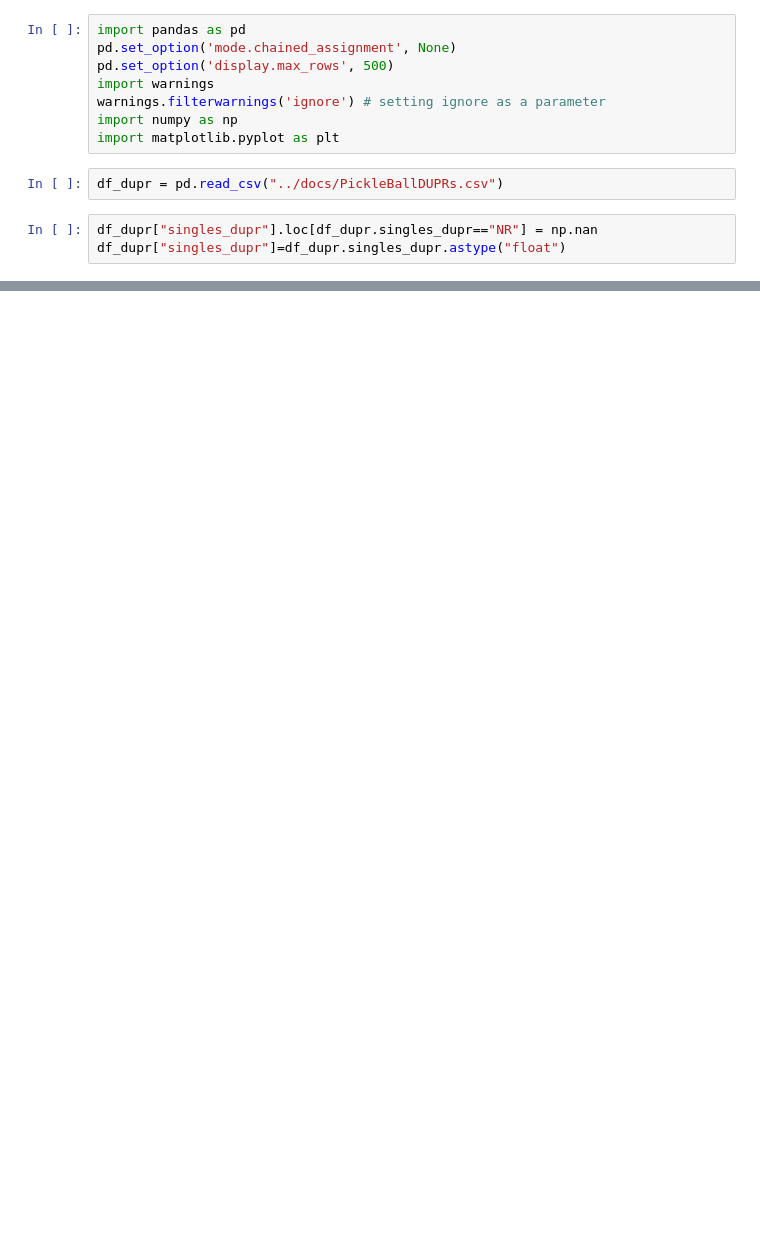
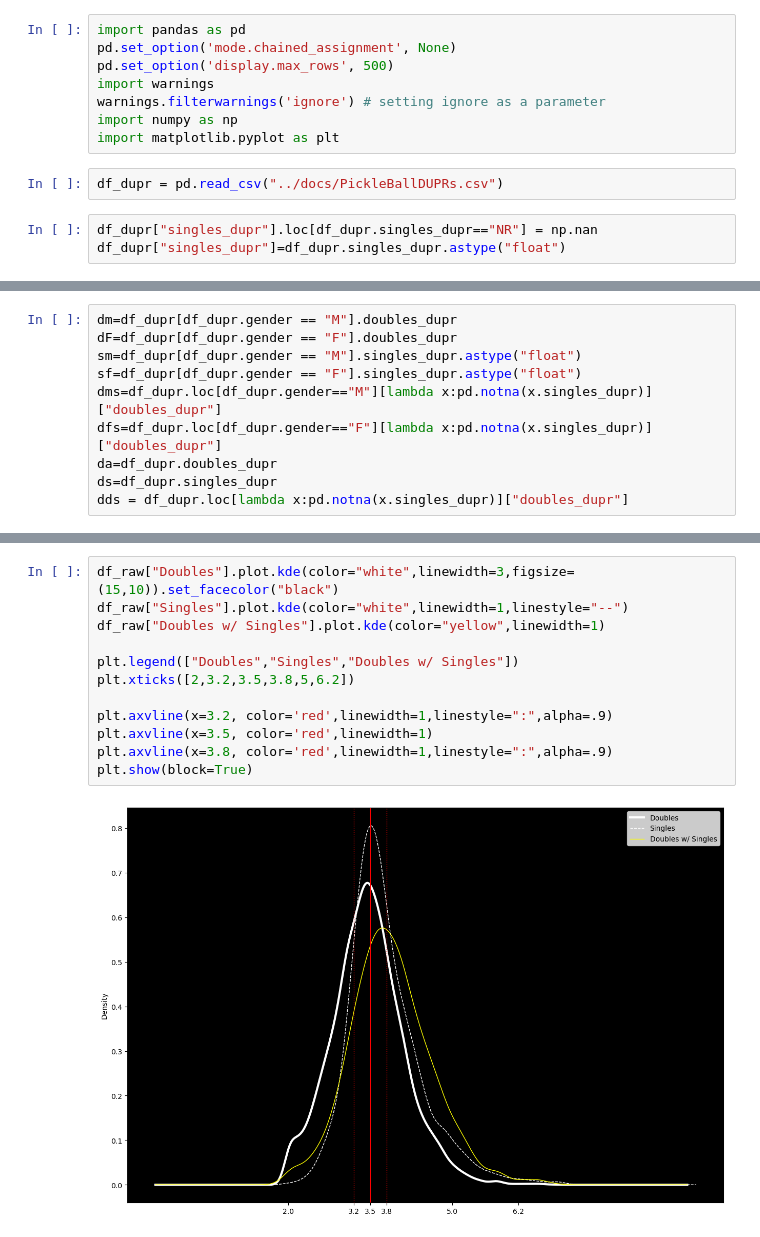
Before and after one commit to conner-mcnicholas/Pickleball_Timeout_Analysis, a Jupyter notebook: src/dupr.ipynb, the cells around one changed output, grey strips where cells are left out. Saved outputs shown, nothing was run; the diff lists cells and outputs as text; blank space fills up the shorter version.

```diff
--- a/src/dupr.ipynb
+++ b/src/dupr.ipynb
@@ -26,0 +21,10 @@ TypeError: Series.quantile() got an unexpected keyword argument 'method'
+# %%
+dm=df_dupr[df_dupr.gender == "M"].doubles_dupr
+dF=df_dupr[df_dupr.gender == "F"].doubles_dupr
+sm=df_dupr[df_dupr.gender == "M"].singles_dupr.astype("float")
+sf=df_dupr[df_dupr.gender == "F"].singles_dupr.astype("float")
+dms=df_dupr.loc[df_dupr.gender=="M"][lambda x:pd.notna(x.singles_dupr)]["doubles_dupr"]
+dfs=df_dupr.loc[df_dupr.gender=="F"][lambda x:pd.notna(x.singles_dupr)]["doubles_dupr"]
+da=df_dupr.doubles_dupr
+ds=df_dupr.singles_dupr
+dds = df_dupr.loc[lambda x:pd.notna(x.singles_dupr)]["doubles_dupr"]
@@ -55,0 +109,14 @@ plt.show(block=True)
+# %%
+df_raw["Doubles"].plot.kde(color="white",linewidth=3,figsize=(15,10)).set_facecolor("black")
+df_raw["Singles"].plot.kde(color="white",linewidth=1,linestyle="--")
+df_raw["Doubles w/ Singles"].plot.kde(color="yellow",linewidth=1)
+
+plt.legend(["Doubles","Singles","Doubles w/ Singles"])
+plt.xticks([2,3.2,3.5,3.8,5,6.2])
+
+plt.axvline(x=3.2, color='red',linewidth=1,linestyle=":",alpha=.9)
+plt.axvline(x=3.5, color='red',linewidth=1)
+plt.axvline(x=3.8, color='red',linewidth=1,linestyle=":",alpha=.9)
+plt.show(block=True)
+# %% [output]
+[figure, added]
```
Also changed, not shown: parts of 10 cells of this notebook, 5 other files.
